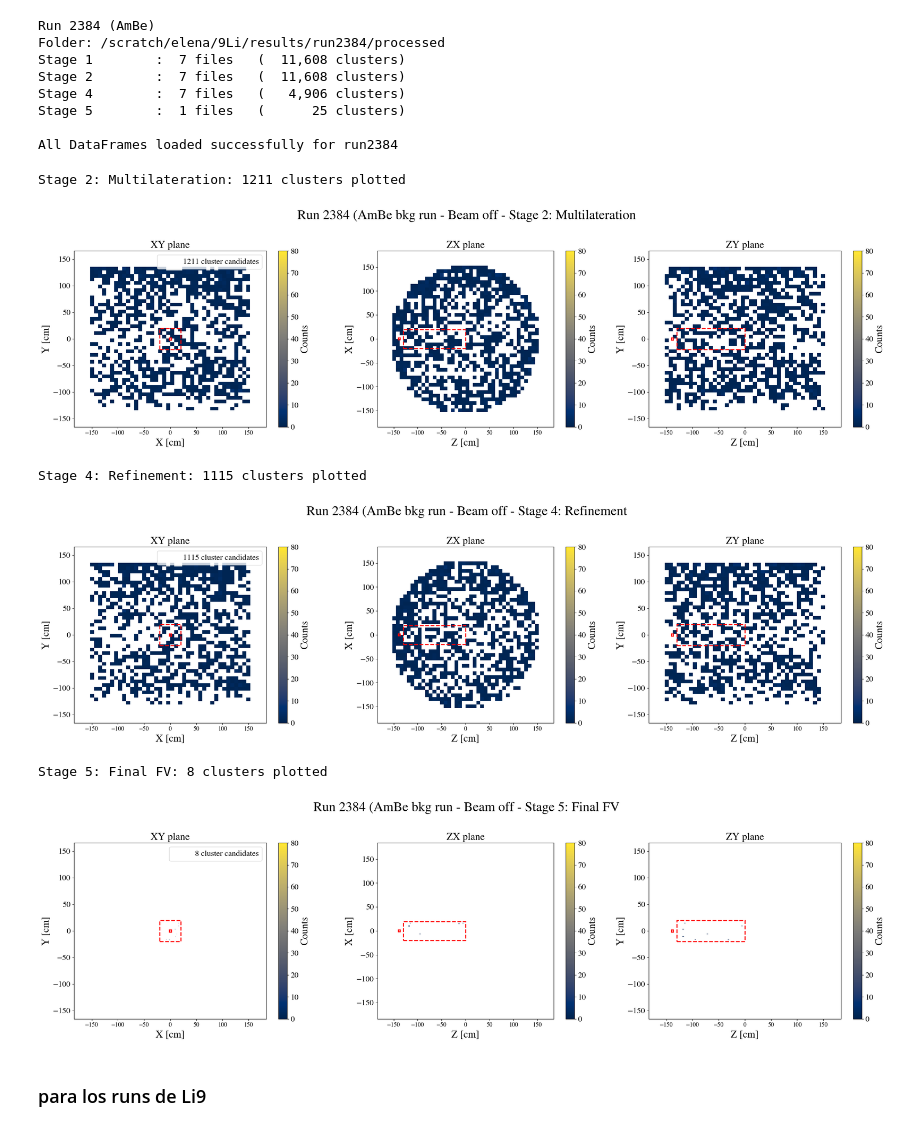
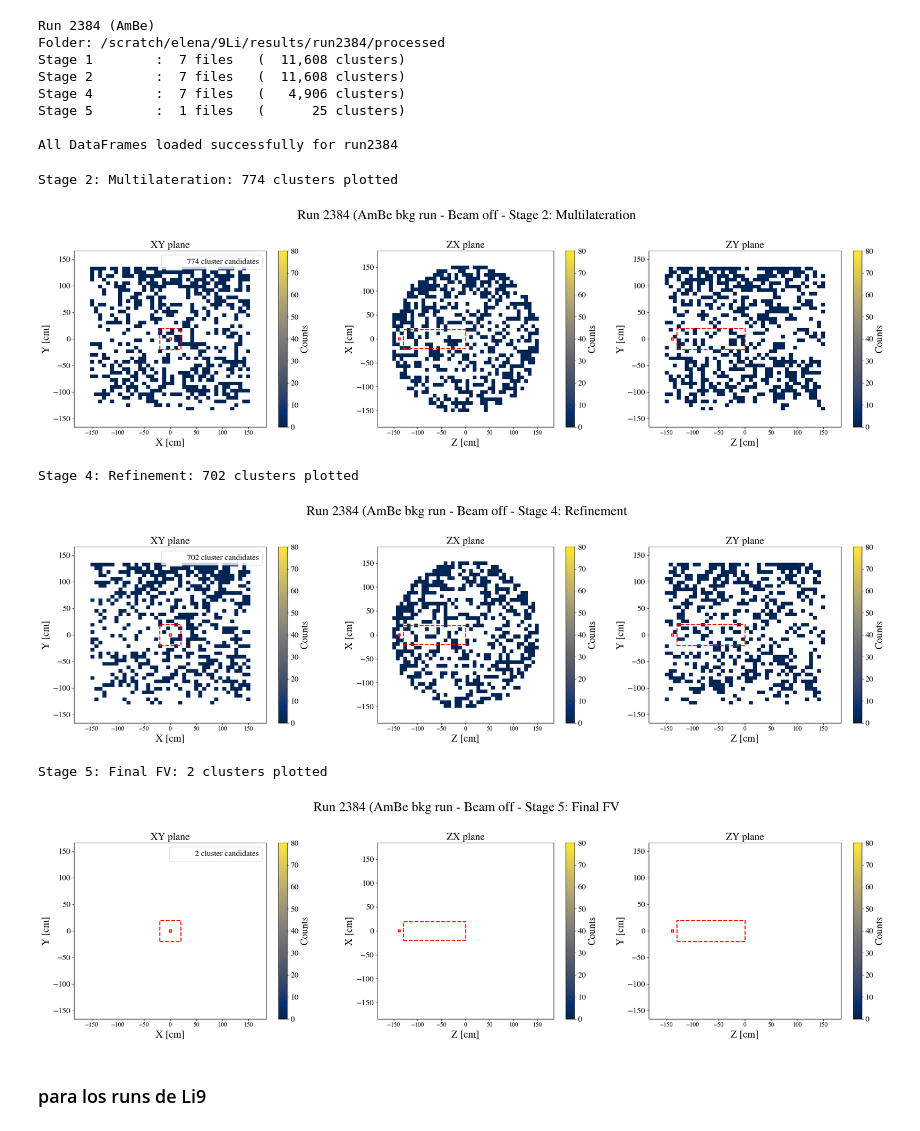
Before and after one commit to elenaramos44/9Li_analysis, a Jupyter notebook: notebooks/AmBe_run.ipynb, the cells around one changed output. Drawn from its saved outputs; the diff is of its cells as text; code cells hidden in the pictures.

```diff
--- a/notebooks/AmBe_run.ipynb
+++ b/notebooks/AmBe_run.ipynb
@@ -160,7 +160,7 @@ def plot_vertex_maps(df, stage_name):
 
     mask = (
         df.fit_success
-        & (df.chi2_ndof < 5)
+        & (df.chi2_ndof < 3)
         & (df[xcol] ** 2 + df[zcol] ** 2 <= R**2)
         & (np.abs(df[ycol]) <= H / 2)
     )
@@ -271,38 +271,38 @@ def plot_vertex_maps(df, stage_name):
         Rectangle(
             (beam_pipe[2] - beam_halfwidth, beam_pipe[1] - beam_halfwidth),
             4, 4, facecolor="none", edgecolor="red", linewidth=2
         )
     )
     axs[2].add_patch(
         Rectangle(
             (z_lims[0], y_lims[0]),
             z_lims[1] - z_lims[0], y_lims[1] - y_lims[0],
             facecolor="none", edgecolor="red", linestyle="--", linewidth=2
         )
     )
 
     axs[2].set_title("ZY plane")
     axs[2].set_xlabel("Z [cm]")
     axs[2].set_ylabel("Y [cm]")
     plt.colorbar(im2[3], ax=axs[2], label="Counts")
 
     plt.suptitle(f"Run {run_number} (AmBe bkg run - Beam off - {stage_name}")
     plt.tight_layout()
     plt.show()
 
 
 # =====================================================
 # Call plots
 # =====================================================
 plot_vertex_maps(df_stage2, "Stage 2: Multilateration")
 plot_vertex_maps(df_stage4, "Stage 4: Refinement")
 plot_vertex_maps(df_stage5, "Stage 5: Final FV")
 # %% [output]
-Stage 2: Multilateration: 1211 clusters plotted
+Stage 2: Multilateration: 774 clusters plotted
-[figure, old version]
+[figure, new version]
-Stage 4: Refinement: 1115 clusters plotted
+Stage 4: Refinement: 702 clusters plotted
-[figure, old version]
+[figure, new version]
-Stage 5: Final FV: 8 clusters plotted
+Stage 5: Final FV: 2 clusters plotted
 [figure]
 # %% [markdown]
 ### para los runs de Li9
```
Also changed, not shown: parts of 2 cells of this notebook, 4 other files.
